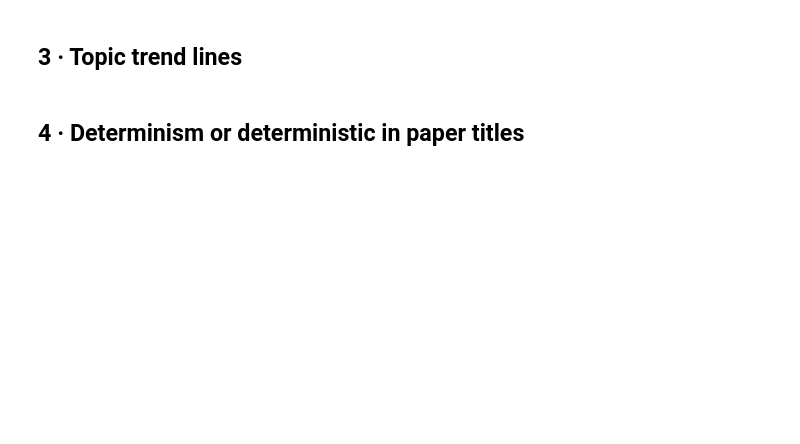
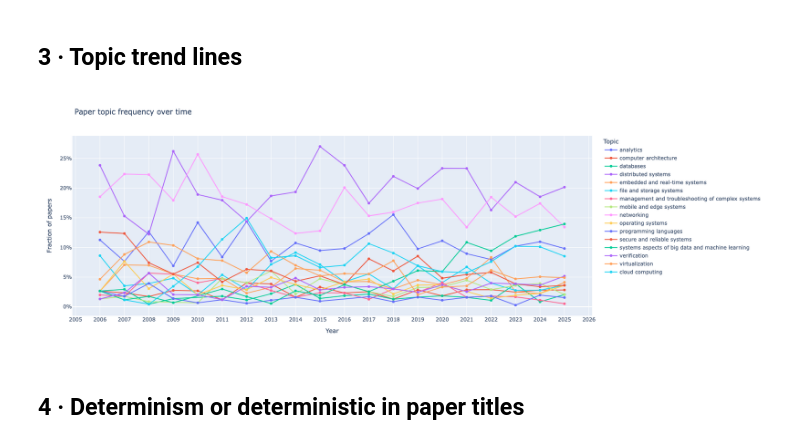
Before and after one commit to marwage/viz-sys-conferences, a Jupyter notebook: notebooks/explore.ipynb, the cells around one changed output. Cells and saved outputs as stored; diff of their text form; code cells hidden in the pictures; blank space fills up the shorter version.

Commit message:
Topic trend lines: use distinct colours and markers per topic

```diff
--- a/notebooks/explore.ipynb
+++ b/notebooks/explore.ipynb
@@ -68,21 +74,45 @@ fig.show()
 # %% [markdown]
 ## 3 · Topic trend lines
 # %%
+import plotly.graph_objects as go
+
 trends = topic_trends_from_embeddings(DATA_DIR / "embeddings.npz")
 
-fig = px.line(
-    trends, x="year", y="frequency", color="topic",
-    markers=True,
+topics_ordered = trends["topic"].unique().tolist()
+
+# 16 visually distinct colours
+colors = (
+    px.colors.qualitative.Dark24 + px.colors.qualitative.Light24
+)[:len(topics_ordered)]
+
+# 8 distinct marker symbols, cycled
+symbols = [
+    "circle", "square", "diamond", "cross",
+    "triangle-up", "triangle-down", "star", "hexagon",
+]
+
+fig = go.Figure()
+for i, topic in enumerate(topics_ordered):
+    df_t = trends[trends["topic"] == topic]
+    fig.add_scatter(
+        x=df_t["year"], y=df_t["frequency"],
+        mode="lines+markers",
+        name=topic,
+        line=dict(color=colors[i]),
+        marker=dict(symbol=symbols[i % len(symbols)], size=8, color=colors[i]),
+    )
+
+fig.update_layout(
     title="Paper topic frequency over time",
-    labels={"frequency": "Fraction of papers", "year": "Year", "topic": "Topic"},
-)
-fig.update_layout(
-    xaxis=dict(dtick=1),
-    yaxis=dict(tickformat=".0%"),
+    xaxis=dict(dtick=1, title="Year"),
+    yaxis=dict(tickformat=".0%", title="Fraction of papers"),
     hovermode="x unified",
     height=600,
+    legend=dict(itemsizing="constant"),
 )
 fig.show()
+# %% [output]
+[figure, added]
 # %% [markdown]
 ## 4 · Determinism or deterministic in paper titles
 # %%
```
Also changed, not shown: parts of 5 cells of this notebook.
